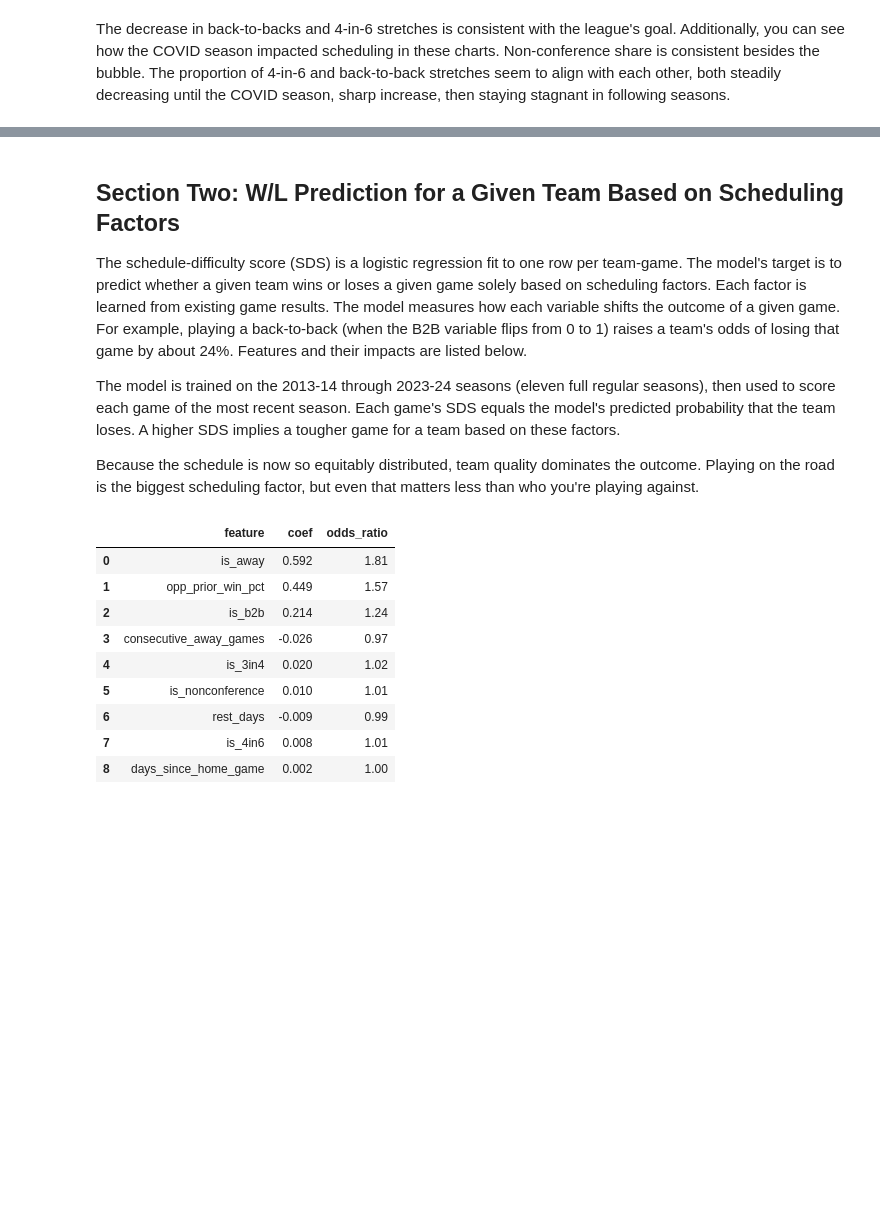
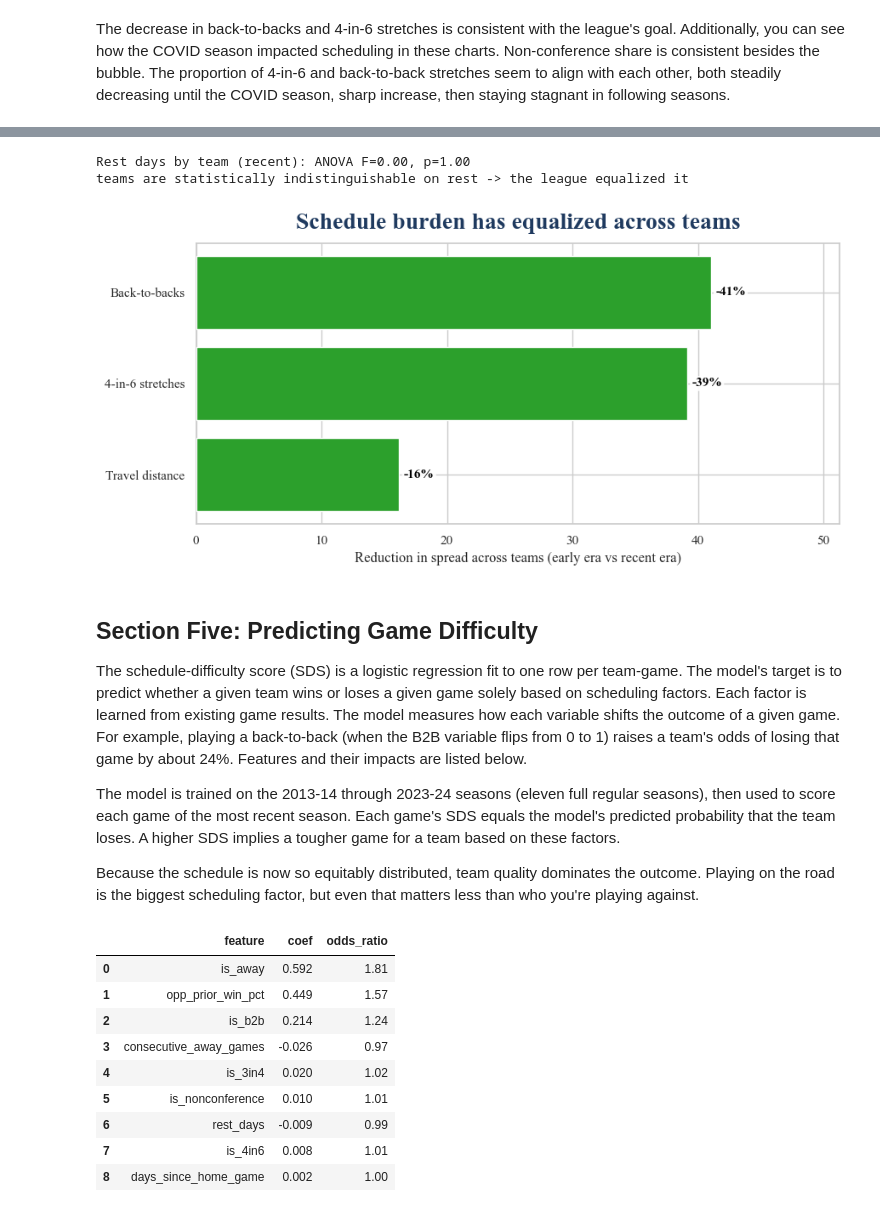
Before and after one commit to bridgetmunoz23/schedule_python, a Jupyter notebook: analysis.ipynb, the cells around one changed output, grey strips where cells are left out. Cells and saved outputs as stored; diff of their text form; code cells hidden in the pictures; blank space fills up the shorter version.

```diff
--- a/analysis.ipynb
+++ b/analysis.ipynb
@@ -179,5 +263,42 @@ The decrease in back-to-backs and 4-in-6 stretches is consistent with the league
+# %%
+from scipy import stats
+
+early  = ['2013-14', '2014-15', '2015-16', '2016-17', '2017-18']
+recent = ['2022-23', '2023-24', '2024-25', '2025-26']
+
+def spread(seasons, col):
+    d = feats[feats['season'].isin(seasons)].dropna(subset=[col])
+    return d.groupby('team')[col].mean().std(ddof=1)
+
+cols = [('is_b2b', 'Back-to-backs'), ('is_4in6', '4-in-6 stretches'), ('travel_distance', 'Travel distance')]
+red = pd.DataFrame([(lab, (1 - spread(recent, c) / spread(early, c)) * 100) for c, lab in cols],
+                   columns=['feature', 'reduction']).sort_values('reduction')
+
+# ANOVA: are teams still distinguishable by rest days? (recent era)
+d = feats[feats['season'].isin(recent)].dropna(subset=['rest_days'])
+F, p = stats.f_oneway(*[v['rest_days'].values for _, v in d.groupby('team')])
+print(f"Rest days by team (recent): ANOVA F={F:.2f}, p={p:.2f}")
+print("teams are statistically indistinguishable on rest -> the league equalized it")
+
+fig, ax = plt.subplots(figsize=(9, 4.5))
+ax.set_axisbelow(True)
+bars = ax.barh(red.feature, red.reduction, color='#2ca02c', zorder=3)
+lbls = ax.bar_label(bars, labels=[f'-{v:.0f}%' for v in red.reduction], padding=4,
+                    fontsize=11, fontweight='bold', color='black')
+for t in lbls:
+    t.set_zorder(6); t.set_bbox(dict(boxstyle='round,pad=0.15', facecolor='white', edgecolor='none', alpha=0.9))
+ax.set_xlim(0, max(red.reduction) * 1.25)
+ax.set_xlabel('Reduction in spread across teams (early era vs recent era)')
+ax.set_title('Schedule burden has equalized across teams', loc='center',
+             fontsize=20, weight='bold', color='#1f3a5f', pad=12)
+plt.tight_layout()
+plt.show()
+# %% [output]
+Rest days by team (recent): ANOVA F=0.00, p=1.00
+teams are statistically indistinguishable on rest -> the league equalized it
+[figure, added]
 # %% [markdown]
-## Section Two: W/L Prediction for a Given Team Based on Scheduling Factors
+## Section Five: Predicting Game Difficulty
 
 The schedule-difficulty score (SDS) is a logistic regression fit to one row per team-game. The model's target is to predict whether a given team wins or loses a given game solely based on scheduling factors. Each factor is learned from existing game results. The model measures how each variable shifts the outcome of a given game. For example, playing a back-to-back (when the B2B variable flips from 0 to 1) raises a team's odds of losing that game by about 24%. Features and their impacts are listed below.
 
```
Also changed, not shown: parts of 17 cells of this notebook, 3 other files.
